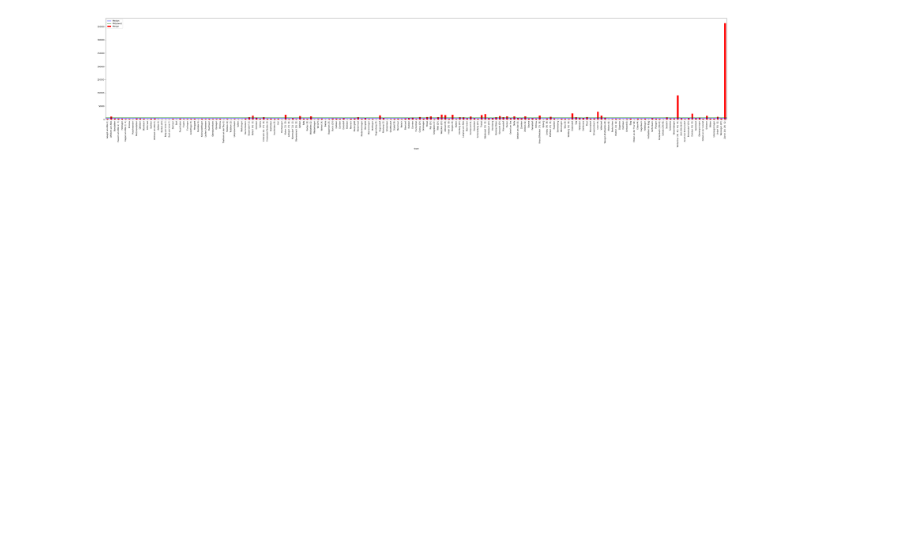
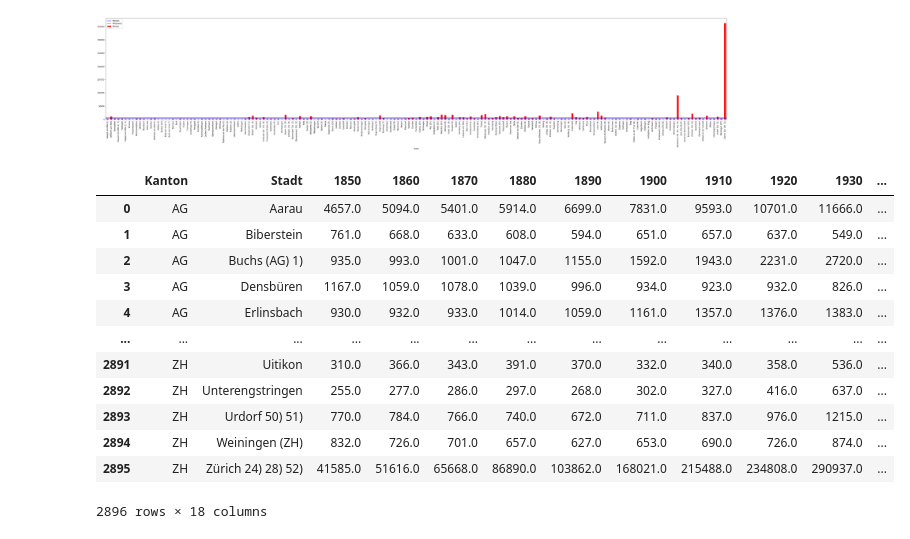
Before and after one commit to christiangemesi/datastory, a Jupyter notebook: christian_gemesi_befoelkerungsanalyse_schweiz/data/preprocessed/DataStory_DescriptiveStats.ipynb, the cells around one changed output. Saved outputs shown, nothing was run; the diff lists cells and outputs as text; code cells hidden in the pictures; blank space fills up the shorter version.

```diff
--- a/christian_gemesi_befoelkerungsanalyse_schweiz/data/preprocessed/DataStory_DescriptiveStats.ipynb
+++ b/christian_gemesi_befoelkerungsanalyse_schweiz/data/preprocessed/DataStory_DescriptiveStats.ipynb
@@ -310,3 +329,19 @@ def BarYearsWithStaedte(year,kanton,wannaPlot):
 BarYearsWithStaedte('2000','ZH' ,True)
 # %% [output]
 [figure]
+# %%
+df
+# %% [output]
+|  | Kanton | Stadt | 1850 | 1860 | 1870 | 1880 | 1890 | 1900 | 1910 | 1920 | 1930 | ... |
+| 0 | AG | Aarau | 4657.0 | 5094.0 | 5401.0 | 5914.0 | 6699.0 | 7831.0 | 9593.0 | 10701.0 | 11666.0 | ... |
+| 1 | AG | Biberstein | 761.0 | 668.0 | 633.0 | 608.0 | 594.0 | 651.0 | 657.0 | 637.0 | 549.0 | ... |
+| 2 | AG | Buchs (AG) 1) | 935.0 | 993.0 | 1001.0 | 1047.0 | 1155.0 | 1592.0 | 1943.0 | 2231.0 | 2720.0 | ... |
+| 3 | AG | Densbüren | 1167.0 | 1059.0 | 1078.0 | 1039.0 | 996.0 | 934.0 | 923.0 | 932.0 | 826.0 | ... |
+| 4 | AG | Erlinsbach | 930.0 | 932.0 | 933.0 | 1014.0 | 1059.0 | 1161.0 | 1357.0 | 1376.0 | 1383.0 | ... |
+| ... | ... | ... | ... | ... | ... | ... | ... | ... | ... | ... | ... | ... |
+| 2891 | ZH | Uitikon | 310.0 | 366.0 | 343.0 | 391.0 | 370.0 | 332.0 | 340.0 | 358.0 | 536.0 | ... |
+| 2892 | ZH | Unterengstringen | 255.0 | 277.0 | 286.0 | 297.0 | 268.0 | 302.0 | 327.0 | 416.0 | 637.0 | ... |
+| 2893 | ZH | Urdorf 50) 51) | 770.0 | 784.0 | 766.0 | 740.0 | 672.0 | 711.0 | 837.0 | 976.0 | 1215.0 | ... |
+| 2894 | ZH | Weiningen (ZH) | 832.0 | 726.0 | 701.0 | 657.0 | 627.0 | 653.0 | 690.0 | 726.0 | 874.0 | ... |
+| 2895 | ZH | Zürich 24) 28) 52) | 41585.0 | 51616.0 | 65668.0 | 86890.0 | 103862.0 | 168021.0 | 215488.0 | 234808.0 | 290937.0 | ... |
+2896 rows × 18 columns
```
Also changed, not shown: parts of 7 cells of this notebook, 4 other files.
